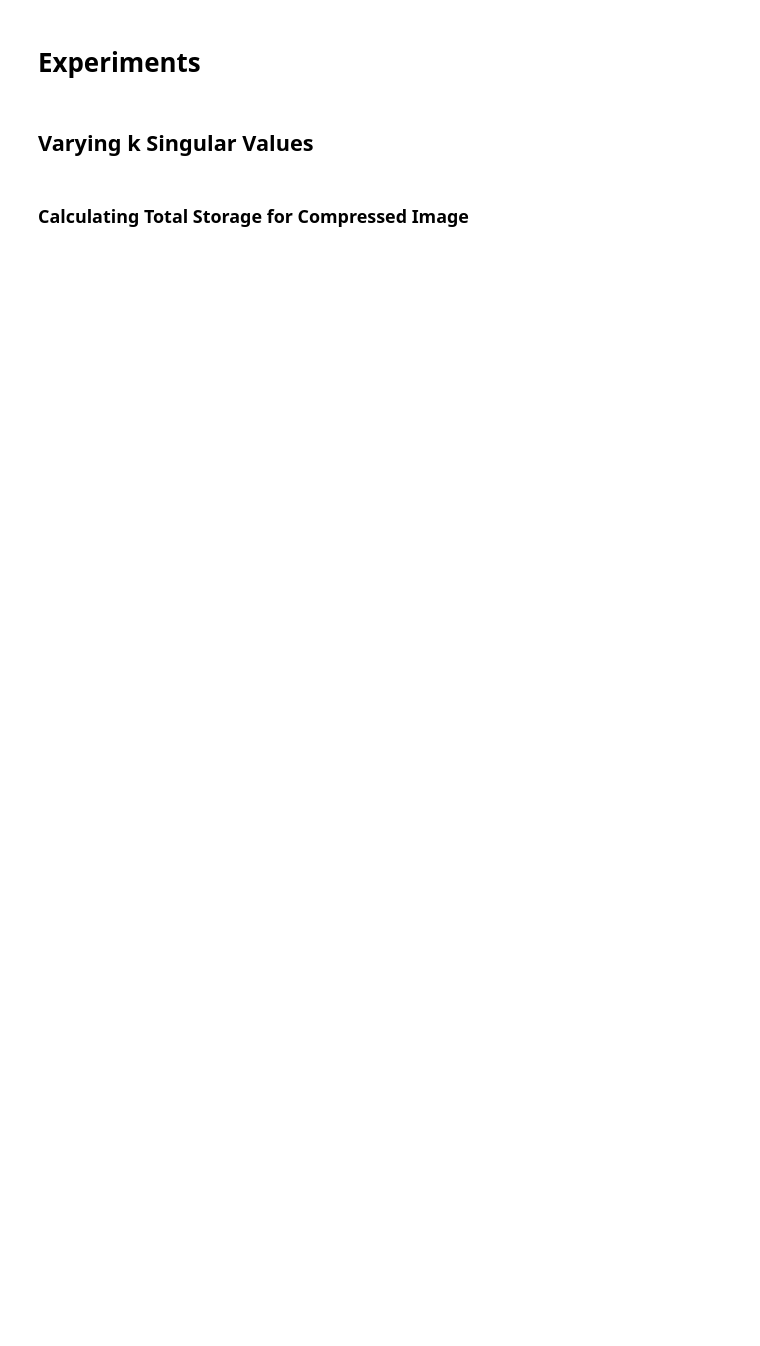
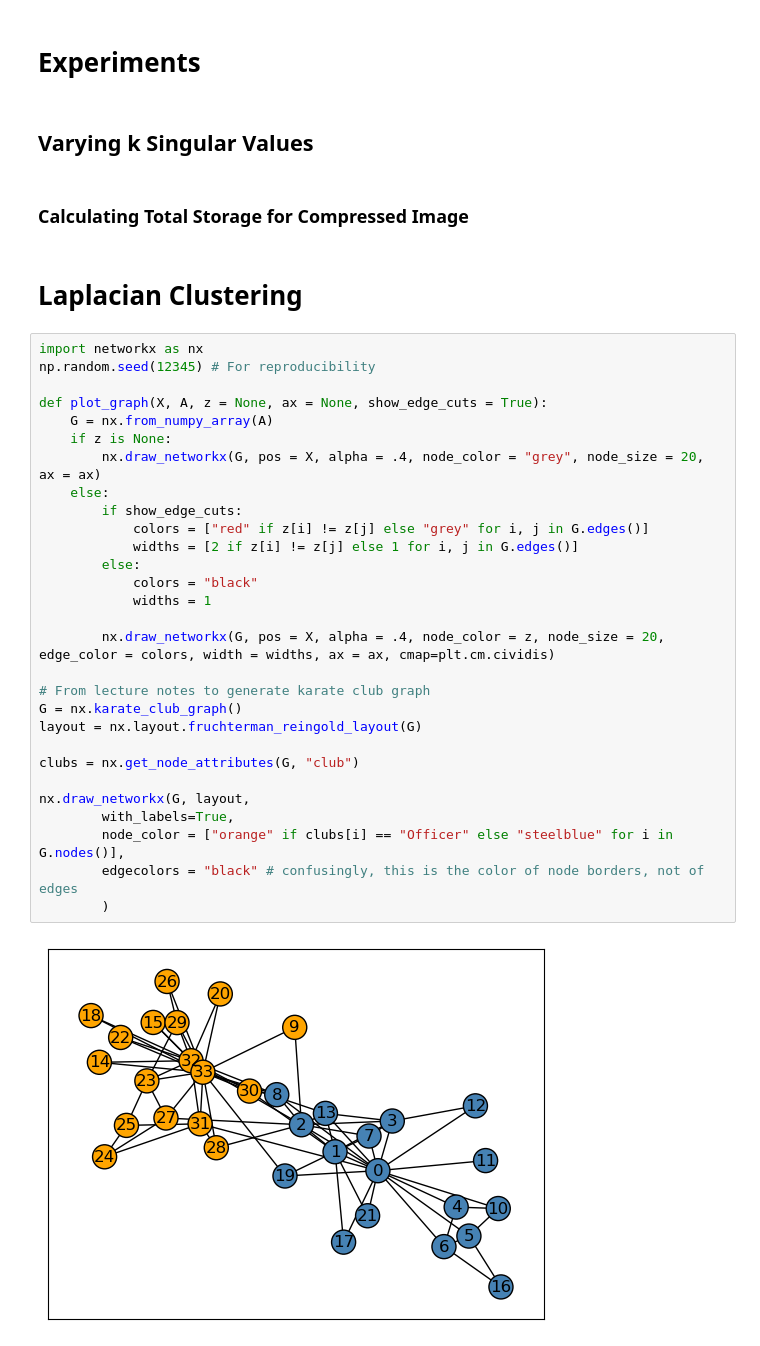
Before and after one commit to kennyerss/kennyerss.github.io, a Jupyter notebook: posts/unsupervised/index.ipynb, the cells around one changed output. Cells and saved outputs as stored; diff of their text form; blank space fills up the shorter version.

Commit message:
Finished Laplacian code; need to write blog

```diff
--- a/posts/unsupervised/index.ipynb
+++ b/posts/unsupervised/index.ipynb
@@ -108,3 +123,36 @@ svd_experiment
 ## Varying k Singular Values
 # %% [markdown]
 ### Calculating Total Storage for Compressed Image
+# %% [markdown]
+# Laplacian Clustering
+# %%
+import networkx as nx
+np.random.seed(12345) # For reproducibility
+
+def plot_graph(X, A, z = None, ax = None, show_edge_cuts = True):
+    G = nx.from_numpy_array(A)
+    if z is None:
+        nx.draw_networkx(G, pos = X, alpha = .4, node_color = "grey", node_size = 20, ax = ax)
+    else:
+        if show_edge_cuts:
+            colors = ["red" if z[i] != z[j] else "grey" for i, j in G.edges()]
+            widths = [2 if z[i] != z[j] else 1 for i, j in G.edges()]
+        else:
+            colors = "black"
+            widths = 1
+
+        nx.draw_networkx(G, pos = X, alpha = .4, node_color = z, node_size = 20, edge_color = colors, width = widths, ax = ax, cmap=plt.cm.cividis)
+
+# From lecture notes to generate karate club graph
+G = nx.karate_club_graph()
+layout = nx.layout.fruchterman_reingold_layout(G)
+
+clubs = nx.get_node_attributes(G, "club")
+
+nx.draw_networkx(G, layout,
+        with_labels=True,
+        node_color = ["orange" if clubs[i] == "Officer" else "steelblue" for i in G.nodes()],
+        edgecolors = "black" # confusingly, this is the color of node borders, not of edges
+        )
+# %% [output]
+[figure, added]
```
Also changed, not shown: parts of 9 cells of this notebook, 9 other files.
